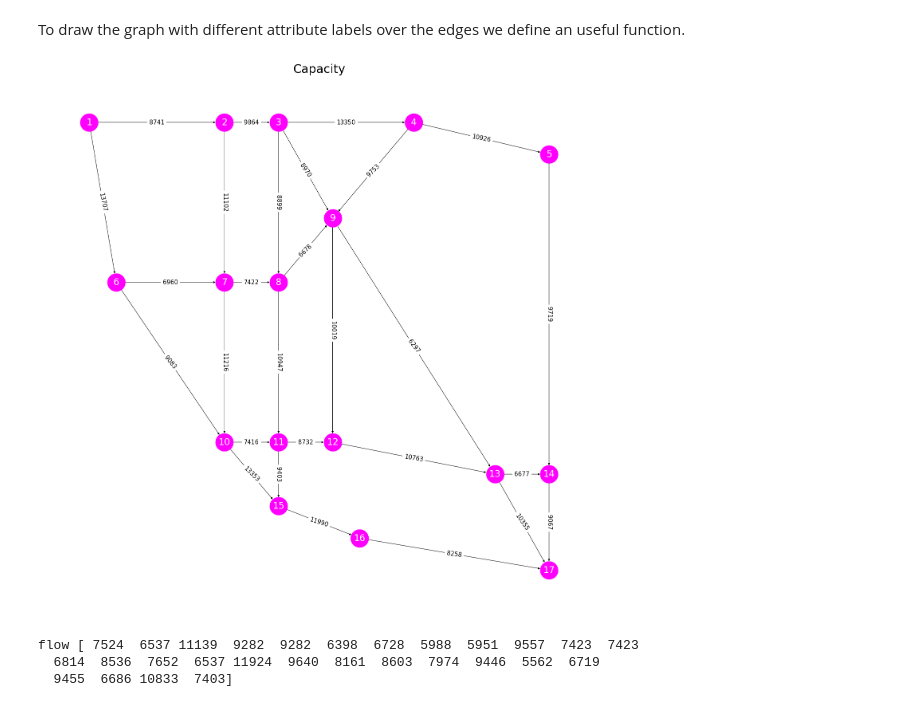
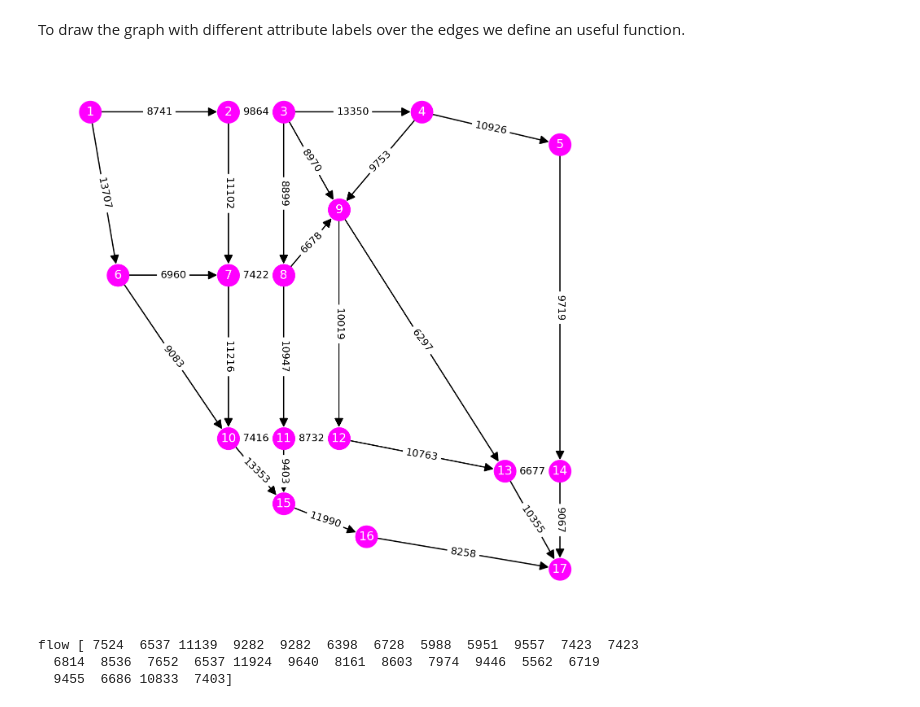
Before and after one commit to fabioeterno/Network_Homework, a Jupyter notebook: Hw1_Ex3.ipynb, the cells around one changed output. Drawn from its saved outputs; the diff is of its cells as text; code cells hidden in the pictures.

```diff
--- a/Hw1_Ex3.ipynb
+++ b/Hw1_Ex3.ipynb
@@ -86,7 +86,7 @@ To draw the graph with different attribute labels over the edges we define an us
 def draw_edge_labels(G, pos, attr):
     for e in G.edges():
         nx.draw_networkx_edge_labels(G, pos, edge_labels={(e[0],e[1]):G[e[0]][e[1]][attr]},
-                                                           font_size=15, font_color='black')
+                                                           font_size=25, font_color='black')
 # %%
 #print(dict(G.edges))
 #print("")
@@ -98,10 +98,12 @@ def draw_edge_labels(G, pos, attr):
 # %%
 fig = plt.figure(1, figsize=(25,25))
 draw_edge_labels(G, pos, 'capacity')
-plt.title("Capacity", fontsize = 30)
-nx.draw(G, pos, with_labels=True, font_color='white', node_color='magenta', node_size=2000, font_size=23)
+#plt.title("Capacity", fontsize = 30)
+nx.draw(G, pos, with_labels=True, font_color='white', node_color='magenta',
+                node_size=3000, font_size=30, width=3, arrowsize=45)
+plt.savefig(fname="04 LA capacity")
 # %% [output]
-[figure, old version]
+[figure, new version]
 # %%
 print("flow", flow)
 # %% [output]
```
Also changed, not shown: parts of 13 cells of this notebook.
